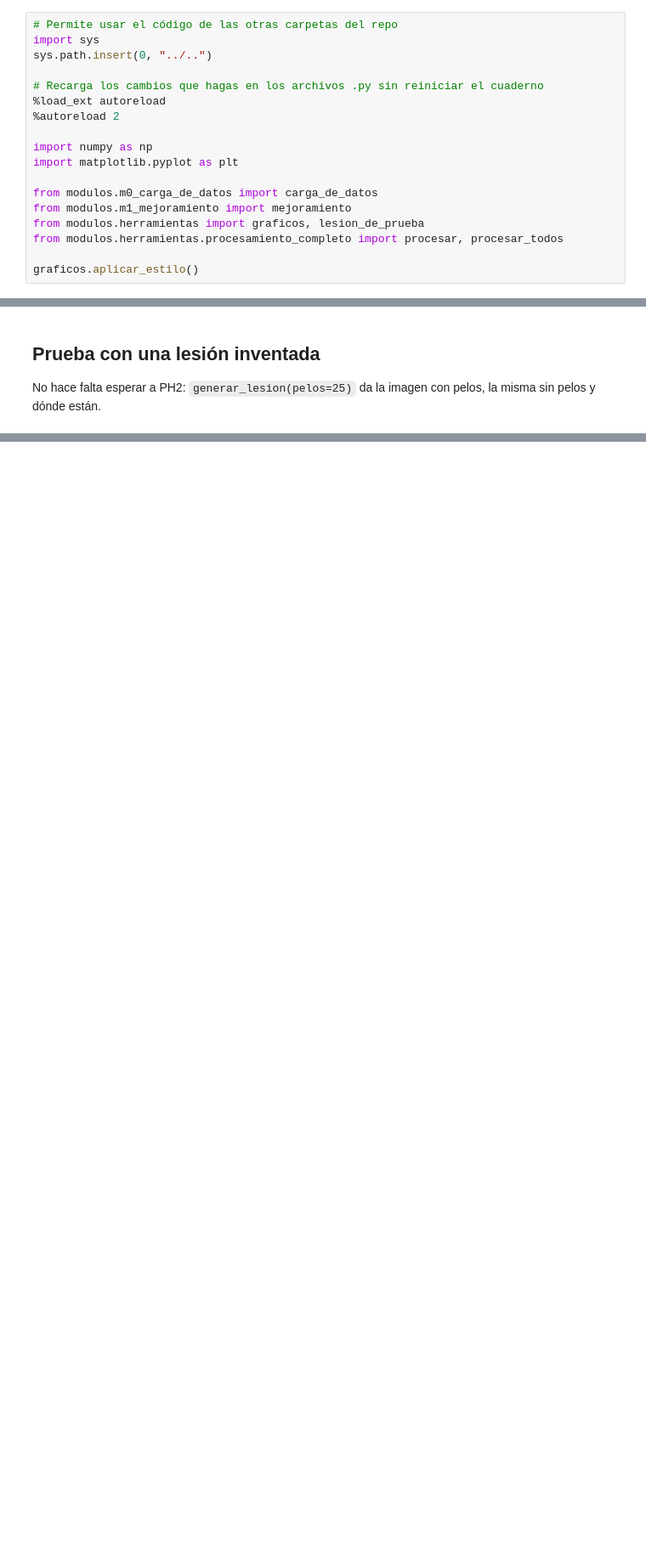
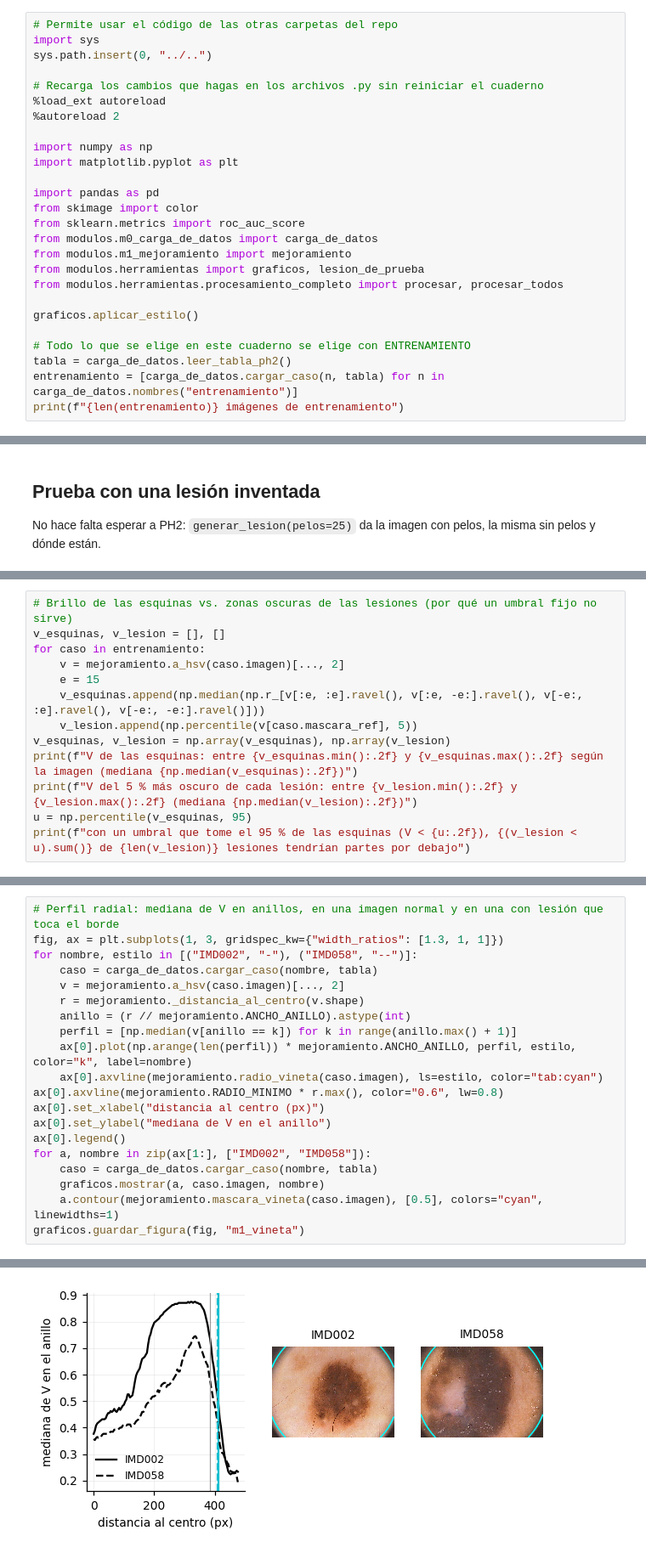
Before and after one commit to facortega/PSIB2026Q2-TPI-Grupo02-CassanoNieto-DElia-Ortega, a Jupyter notebook: modulos/m1_mejoramiento/mejoramiento.ipynb, the cells around one changed output, grey strips where cells are left out. Shown at 85% size. Saved outputs shown, nothing was run; the diff lists cells and outputs as text; blank space fills up the shorter version.

```diff
--- a/modulos/m1_mejoramiento/mejoramiento.ipynb
+++ b/modulos/m1_mejoramiento/mejoramiento.ipynb
@@ -24,9 +24,17 @@ sys.path.insert(0, "../..")
 import numpy as np
 import matplotlib.pyplot as plt
 
+import pandas as pd
+from skimage import color
+from sklearn.metrics import roc_auc_score
 from modulos.m0_carga_de_datos import carga_de_datos
 from modulos.m1_mejoramiento import mejoramiento
 from modulos.herramientas import graficos, lesion_de_prueba
 from modulos.herramientas.procesamiento_completo import procesar, procesar_todos
 
 graficos.aplicar_estilo()
+
+# Todo lo que se elige en este cuaderno se elige con ENTRENAMIENTO
+tabla = carga_de_datos.leer_tabla_ph2()
+entrenamiento = [carga_de_datos.cargar_caso(n, tabla) for n in carga_de_datos.nombres("entrenamiento")]
+print(f"{len(entrenamiento)} imágenes de entrenamiento")
@@ -52,0 +278,13 @@ graficos.mostrar(ax[2], info["mascara_pelos"], "pelos (verdad)")
+# %%
+# Brillo de las esquinas vs. zonas oscuras de las lesiones (por qué un umbral fijo no sirve)
+v_esquinas, v_lesion = [], []
+for caso in entrenamiento:
+    v = mejoramiento.a_hsv(caso.imagen)[..., 2]
+    e = 15
+    v_esquinas.append(np.median(np.r_[v[:e, :e].ravel(), v[:e, -e:].ravel(), v[-e:, :e].ravel(), v[-e:, -e:].ravel()]))
+    v_lesion.append(np.percentile(v[caso.mascara_ref], 5))
+v_esquinas, v_lesion = np.array(v_esquinas), np.array(v_lesion)
+print(f"V de las esquinas: entre {v_esquinas.min():.2f} y {v_esquinas.max():.2f} según la imagen (mediana {np.median(v_esquinas):.2f})")
+print(f"V del 5 % más oscuro de cada lesión: entre {v_lesion.min():.2f} y {v_lesion.max():.2f} (mediana {np.median(v_lesion):.2f})")
+u = np.percentile(v_esquinas, 95)
+print(f"con un umbral que tome el 95 % de las esquinas (V < {u:.2f}), {(v_lesion < u).sum()} de {len(v_lesion)} lesiones tendrían partes por debajo")
@@ -52,0 +295,21 @@ graficos.mostrar(ax[2], info["mascara_pelos"], "pelos (verdad)")
+# %%
+# Perfil radial: mediana de V en anillos, en una imagen normal y en una con lesión que toca el borde
+fig, ax = plt.subplots(1, 3, gridspec_kw={"width_ratios": [1.3, 1, 1]})
+for nombre, estilo in [("IMD002", "-"), ("IMD058", "--")]:
+    caso = carga_de_datos.cargar_caso(nombre, tabla)
+    v = mejoramiento.a_hsv(caso.imagen)[..., 2]
+    r = mejoramiento._distancia_al_centro(v.shape)
+    anillo = (r // mejoramiento.ANCHO_ANILLO).astype(int)
+    perfil = [np.median(v[anillo == k]) for k in range(anillo.max() + 1)]
+    ax[0].plot(np.arange(len(perfil)) * mejoramiento.ANCHO_ANILLO, perfil, estilo, color="k", label=nombre)
+    ax[0].axvline(mejoramiento.radio_vineta(caso.imagen), ls=estilo, color="tab:cyan")
+ax[0].axvline(mejoramiento.RADIO_MINIMO * r.max(), color="0.6", lw=0.8)
+ax[0].set_xlabel("distancia al centro (px)")
+ax[0].set_ylabel("mediana de V en el anillo")
+ax[0].legend()
+for a, nombre in zip(ax[1:], ["IMD002", "IMD058"]):
+    caso = carga_de_datos.cargar_caso(nombre, tabla)
+    graficos.mostrar(a, caso.imagen, nombre)
+    a.contour(mejoramiento.mascara_vineta(caso.imagen), [0.5], colors="cyan", linewidths=1)
+graficos.guardar_figura(fig, "m1_vineta")
+# %% [output]
@@ -52,0 +317 @@ graficos.mostrar(ax[2], info["mascara_pelos"], "pelos (verdad)")
+[figure, added]
```
Also changed, not shown: parts of 23 cells of this notebook, 4 other files.
